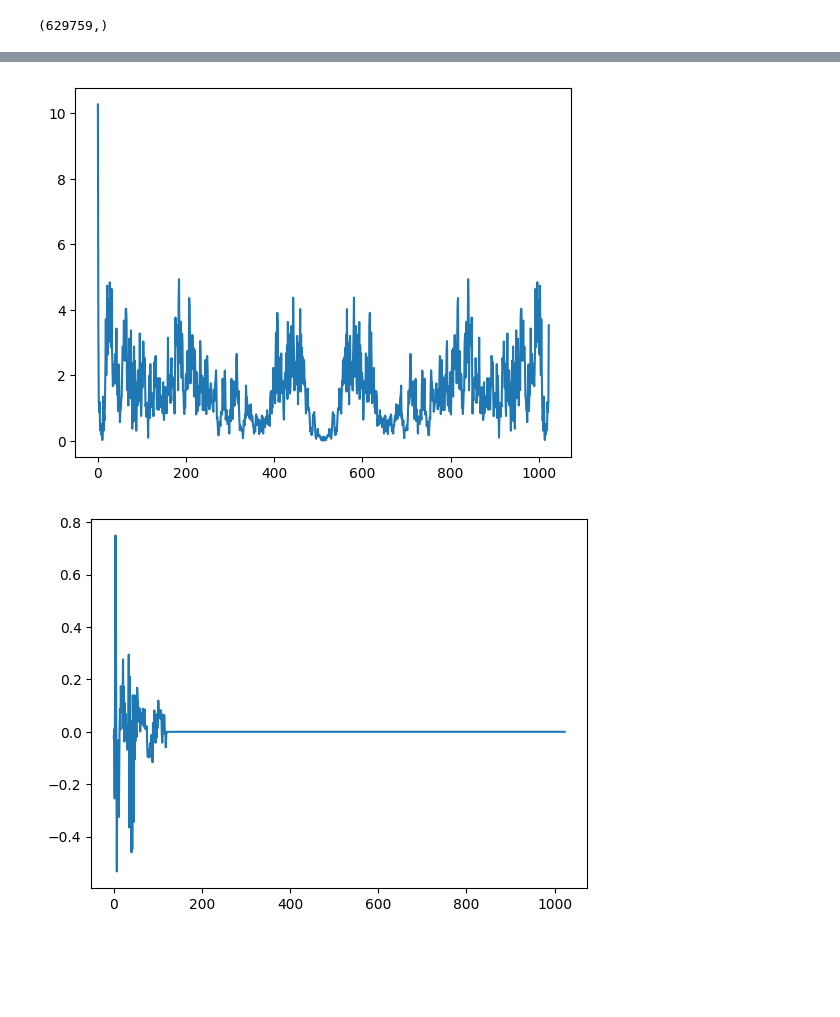
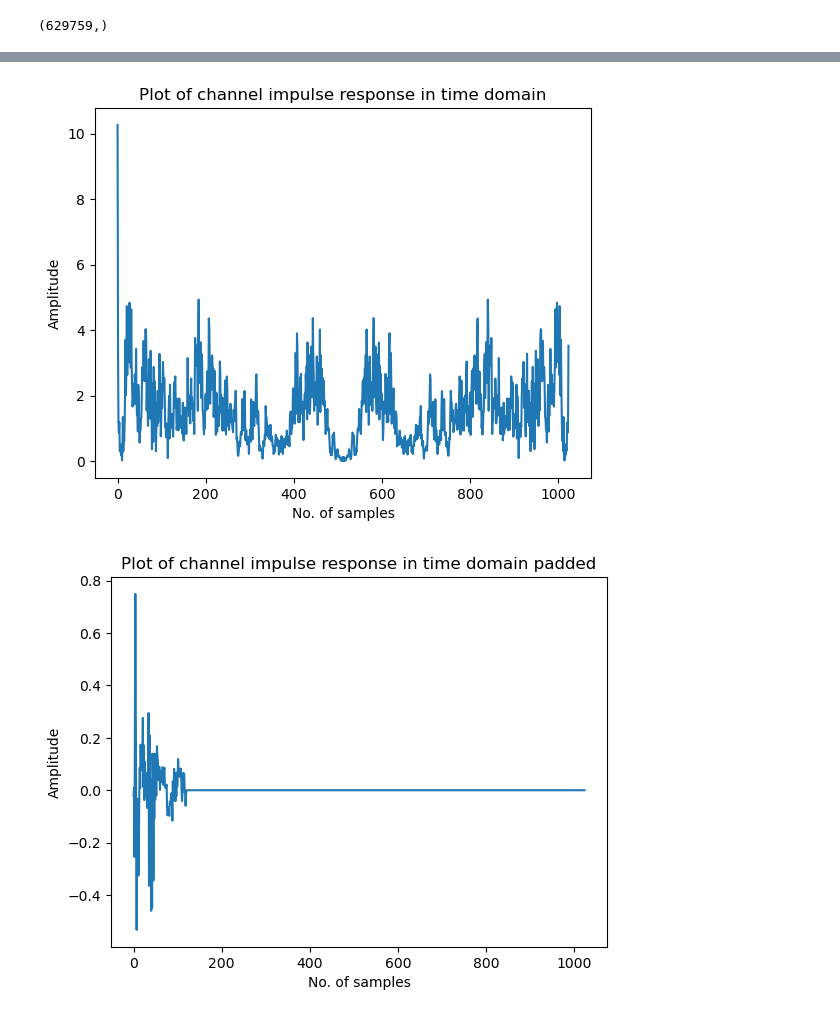
Before and after one commit to kmcm0707/GF3, a Jupyter notebook: full_decoder.ipynb, the cells around one changed output, grey strips where cells are left out. Drawn from its saved outputs; the diff is of its cells as text; code cells hidden in the pictures; blank space fills up the shorter version.

```diff
--- a/full_decoder.ipynb
+++ b/full_decoder.ipynb
@@ -559,29 +590,40 @@ plt.plot(np.abs(channel_freq))
 # %%
 # Channel estimation Using OFDM
 n = 1056
 #OFDM_DATA = pd.read_csv('OFDM_DATA.csv').to_numpy()
-OFDM_DATA = to_transmit_2[32: 1056]
+OFDM_DATA = to_transmit_2[32: 1056] # first OFDM symbol - cyclic prefix of bee
 
 Start_index = lags[max_index] + len(chirp)
 
 # Channel estimation
 Symbol_One = y[Start_index:Start_index + n]
 
 Symbol_One = Symbol_One[32:]
 OFDM_DATA[0] = 1
 OFDM_DATA[512] = 1
 chanel_estimation_2 = standered_estimation(OFDM_DATA, Symbol_One, 1024)
 plt.plot(np.abs(chanel_estimation_2))
+plt.xlabel("No. of samples")
+plt.ylabel("Amplitude")
+plt.title("Plot of channel impulse response in time domain")
 plt.show()
+
 time_channel_2 = np.fft.ifft(chanel_estimation_2, n=1024)
 filter = 120
 time_channel_2 = time_channel_2[:filter]
 time_channel_2 = np.pad(time_channel_2, (0, 1024 - filter), "constant", constant_values=(0, 0)) #TO BE DONE -  FIR TIME TO BE EXPANDED
 chanel_estimation_2 = np.fft.fft(time_channel_2, n=1024)
 plt.plot((time_channel_2))
+plt.xlabel("No. of samples")
+plt.ylabel("Amplitude")
+plt.title("Plot of channel impulse response in time domain padded")
 plt.show()
+
 plt.plot(np.abs(chanel_estimation_2))
+plt.xlabel("Frequency bins")
+plt.ylabel("Amplitude")
+plt.title("Plot of channel impulse response in frequency domain")
 plt.show()
 # %% [output]
-[figure, old version]
+[figure, new version]
-[figure, old version]
+[figure, new version]
```
Also changed, not shown: parts of 16 cells of this notebook.
